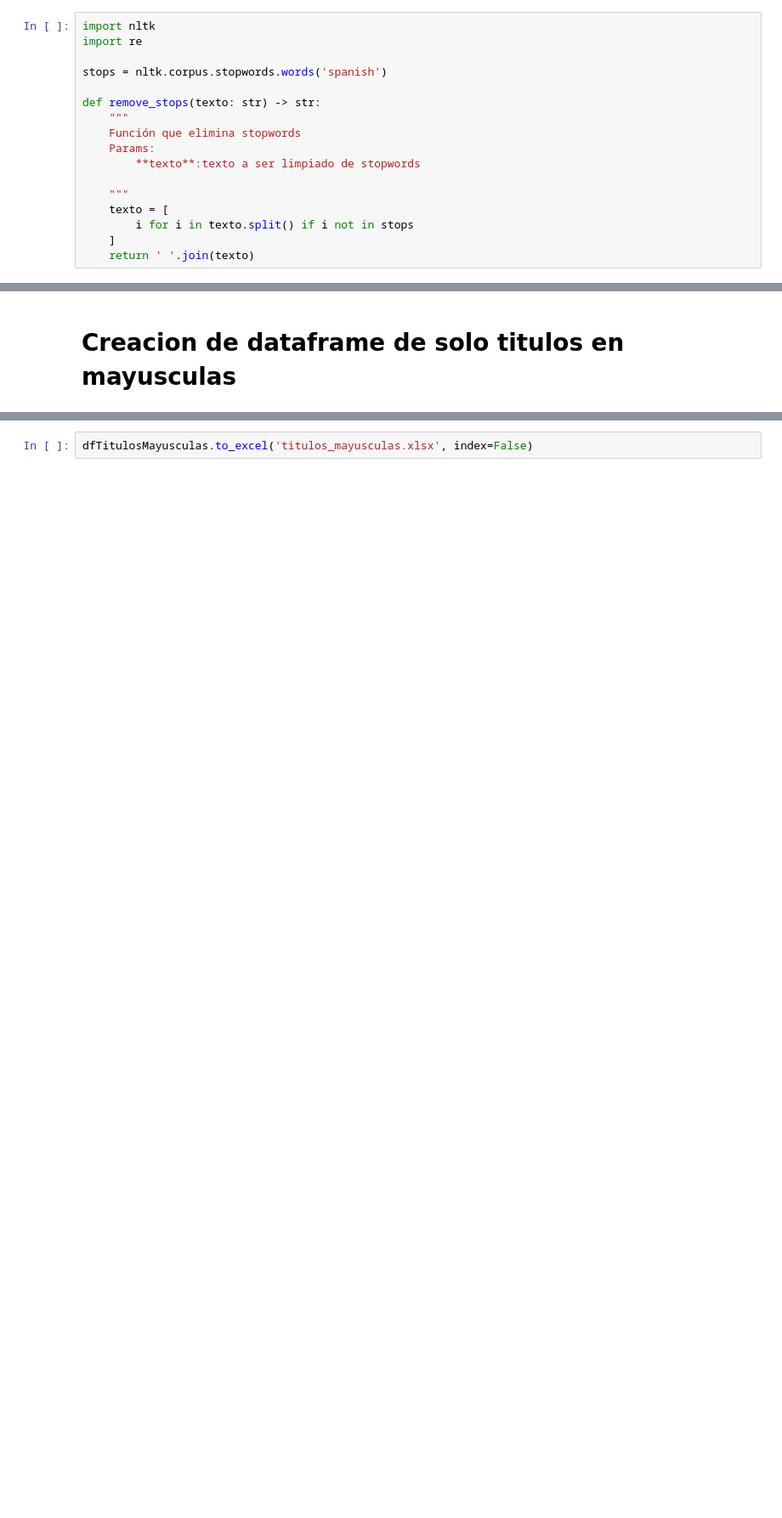
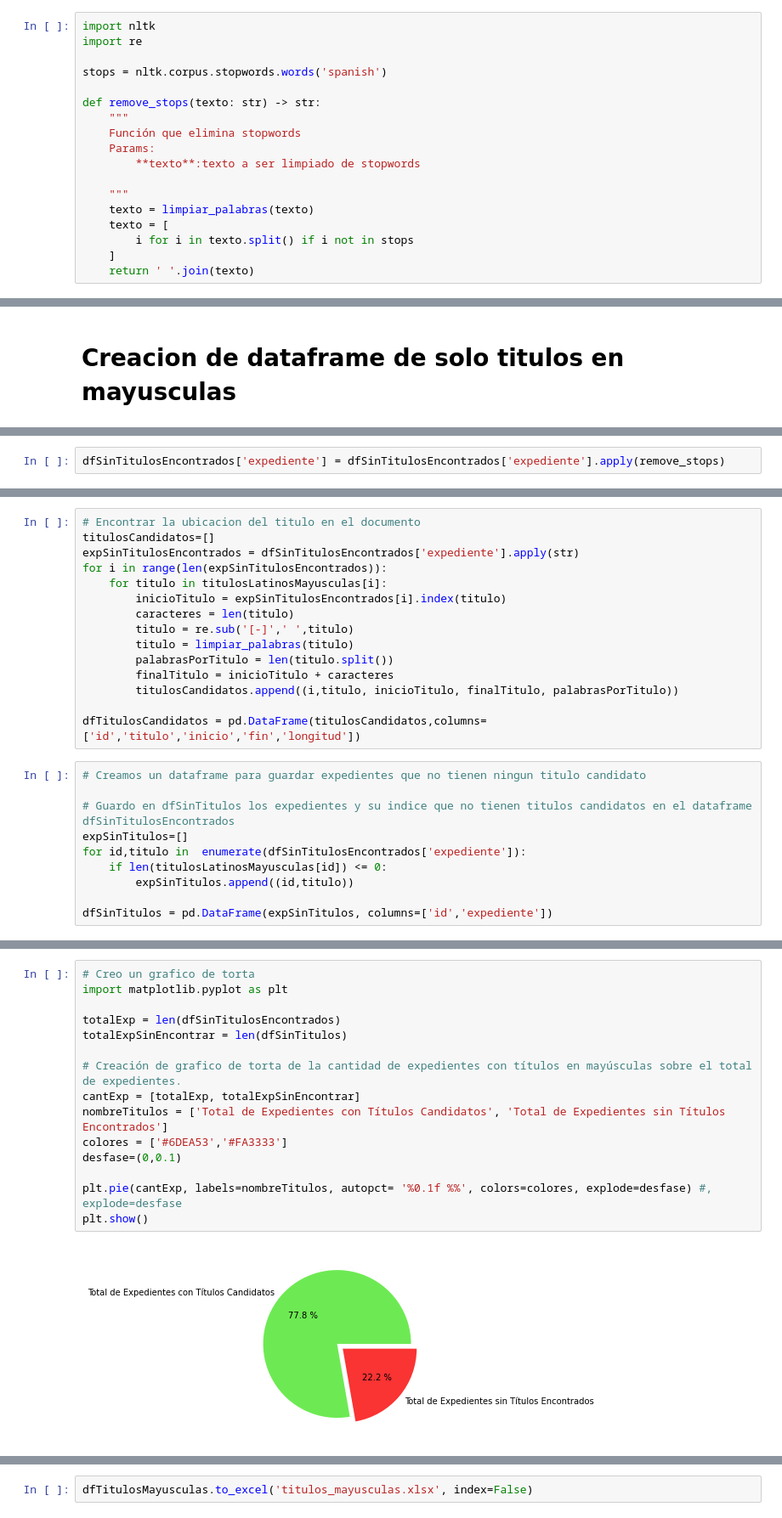
Before and after one commit to gaston411/Mi-Proyecto, a Jupyter notebook: Busqueda_titulo-parrafo.ipynb, the cells around one changed output, grey strips where cells are left out. Shown at 85% size. Cells and saved outputs as stored; diff of their text form; blank space fills up the shorter version.

```diff
--- a/Busqueda_titulo-parrafo.ipynb
+++ b/Busqueda_titulo-parrafo.ipynb
@@ -129,6 +139,7 @@ def remove_stops(texto: str) -> str:
         **texto**:texto a ser limpiado de stopwords
 
     """
+    texto = limpiar_palabras(texto)
     texto = [
         i for i in texto.split() if i not in stops
     ]
@@ -184,2 +188,4 @@ dfSinTitulosEncontrados = pd.DataFrame(expSinTitulosEncontrados, columns=['id','
+# %%
+dfSinTitulosEncontrados['expediente'] = dfSinTitulosEncontrados['expediente'].apply(remove_stops)
 # %% [markdown]
 # NUEVAS BUSQUEDAS
@@ -207,0 +227,25 @@ titulosLatinosMayusculas
+# %%
+# Encontrar la ubicacion del titulo en el documento
+titulosCandidatos=[]
+expSinTitulosEncontrados = dfSinTitulosEncontrados['expediente'].apply(str)
+for i in range(len(expSinTitulosEncontrados)):
+    for titulo in titulosLatinosMayusculas[i]:
+        inicioTitulo = expSinTitulosEncontrados[i].index(titulo)
+        caracteres = len(titulo)
+        titulo = re.sub('[-]',' ',titulo)
+        titulo = limpiar_palabras(titulo)
+        palabrasPorTitulo = len(titulo.split())
+        finalTitulo = inicioTitulo + caracteres
+        titulosCandidatos.append((i,titulo, inicioTitulo, finalTitulo, palabrasPorTitulo))
+
+dfTitulosCandidatos = pd.DataFrame(titulosCandidatos,columns=['id','titulo','inicio','fin','longitud'])
+# %%
+# Creamos un dataframe para guardar expedientes que no tienen ningun titulo candidato
+
+# Guardo en dfSinTitulos los expedientes y su indice que no tienen titulos candidatos en el dataframe dfSinTitulosEncontrados
+expSinTitulos=[]
+for id,titulo in  enumerate(dfSinTitulosEncontrados['expediente']):
+    if len(titulosLatinosMayusculas[id]) <= 0:
+        expSinTitulos.append((id,titulo))
+
+dfSinTitulos = pd.DataFrame(expSinTitulos, columns=['id','expediente'])
@@ -207,0 +300,17 @@ titulosLatinosMayusculas
+# %%
+# Creo un grafico de torta
+import matplotlib.pyplot as plt
+
+totalExp = len(dfSinTitulosEncontrados)
+totalExpSinEncontrar = len(dfSinTitulos)
+
+# Creación de grafico de torta de la cantidad de expedientes con títulos en mayúsculas sobre el total de expedientes.
+cantExp = [totalExp, totalExpSinEncontrar]
+nombreTitulos = ['Total de Expedientes con Títulos Candidatos', 'Total de Expedientes sin Títulos Encontrados']
+colores = ['#6DEA53','#FA3333']
+desfase=(0,0.1)
+
+plt.pie(cantExp, labels=nombreTitulos, autopct= '%0.1f %%', colors=colores, explode=desfase) #, explode=desfase
+plt.show()
+# %% [output]
+[figure, added]
```
Also changed, not shown: parts of 41 cells of this notebook, 3 other files.
